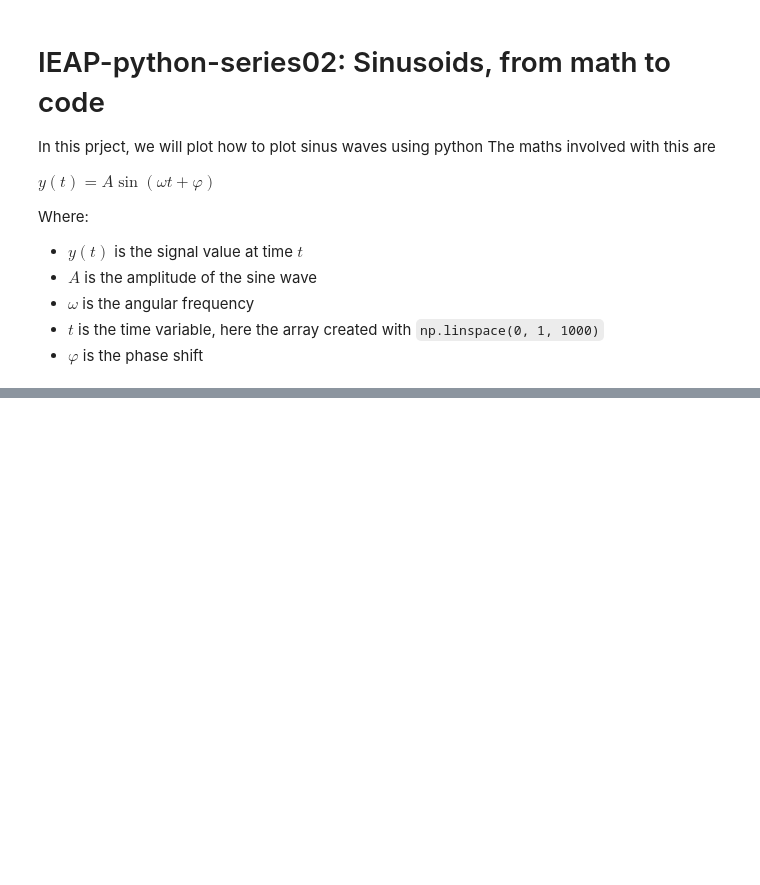
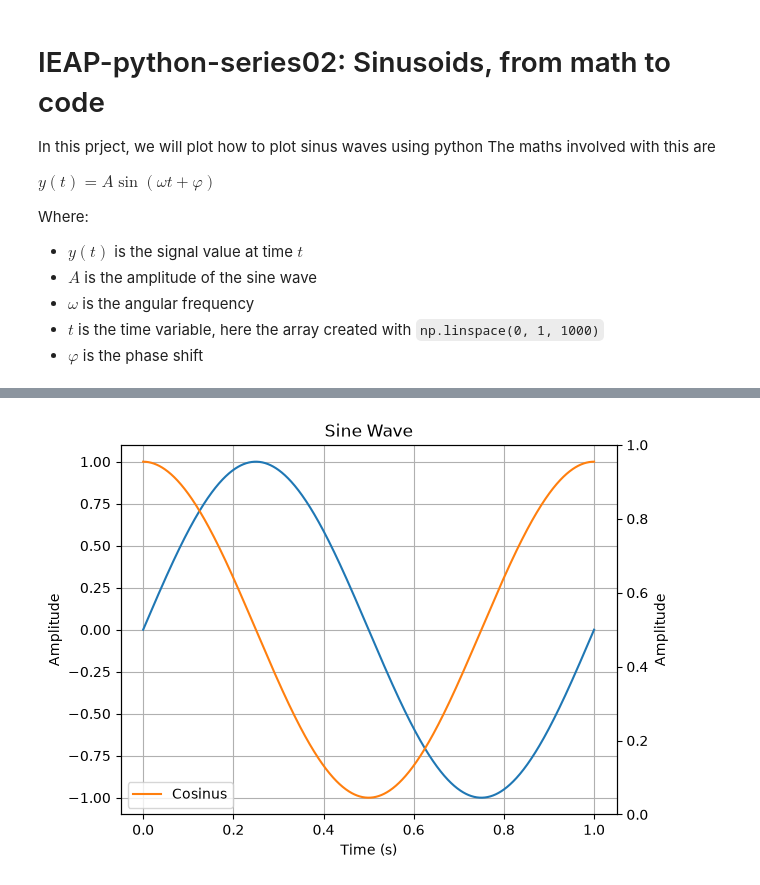
Before and after one commit to vidusha1234/Series02-python, a Jupyter notebook: Series02-python.ipynb, the cells around one changed output, grey strips where cells are left out. Drawn from its saved outputs; the diff is of its cells as text; code cells hidden in the pictures; blank space fills up the shorter version.

```diff
--- a/Series02-python.ipynb
+++ b/Series02-python.ipynb
@@ -19,26 +43,41 @@ import matplotlib.pyplot as plt
 # %%
 
 
 # Create a numpy array called t that contains 1000 values from 0 to 1 (t is for time)
 t = np.linspace(0, 1, 1000)
 
 # Create a numpy array called s that contains the values of a sine function of t (s is for signal)
-s = np.sin(2 * np.pi * 5 * t)
+s = np.sin(2 * np.pi * 1 * t)
 
 # Plot s as a function of t
 plt.plot(t, s)
 
 # Add a title to the plot
 plt.title('Sine Wave')
 
 # Add a label to the x axis
 plt.xlabel('Time (s)')
 
 # Add a label to the y axis
 plt.ylabel('Amplitude')
 # Add a grid to the plot
 plt.grid(True)
 # Save the plot as a png file
 plt.savefig('sine_wave.png')
 
-#x
+#adding the cosine
+plt.plot(t, np.cos(2 * np.pi * 1 * t), label='Cosinus')
+
+# Add a legend to the plot
+plt.legend(loc='lower left')
+
+# Add a second y axis to the plot
+ax2 = plt.gca().twinx()
+
+# Add a second label to the y axis
+ax2.set_ylabel('Amplitude')
+
+# Save the plot as a pdf file
+plt.savefig('sine_and_cosine_wave.pdf')
+# %% [output]
+[figure, added]
```
Also changed, not shown: parts of 3 cells of this notebook, 2 other files.
